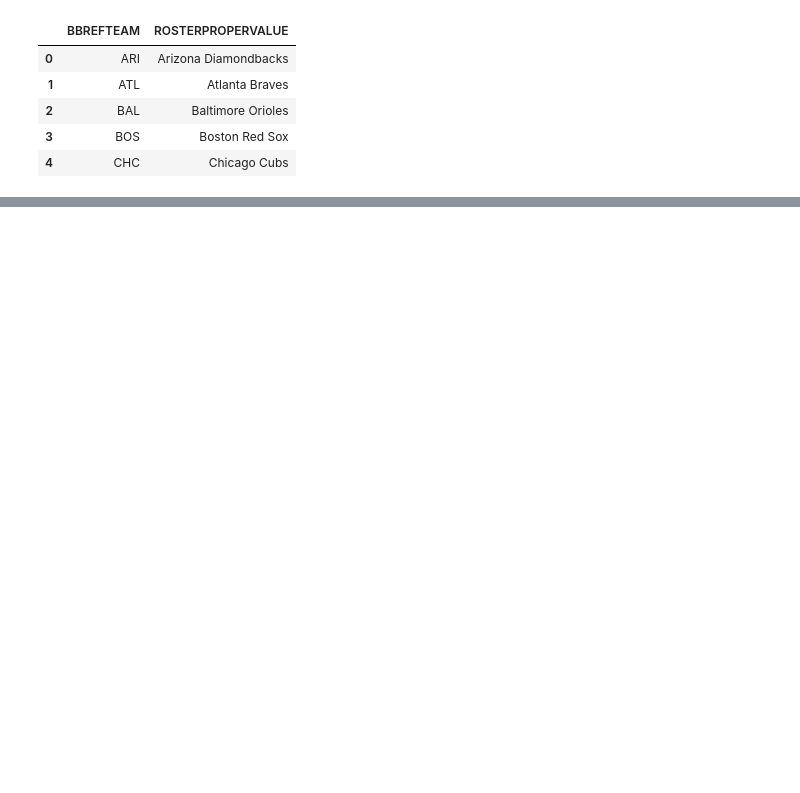
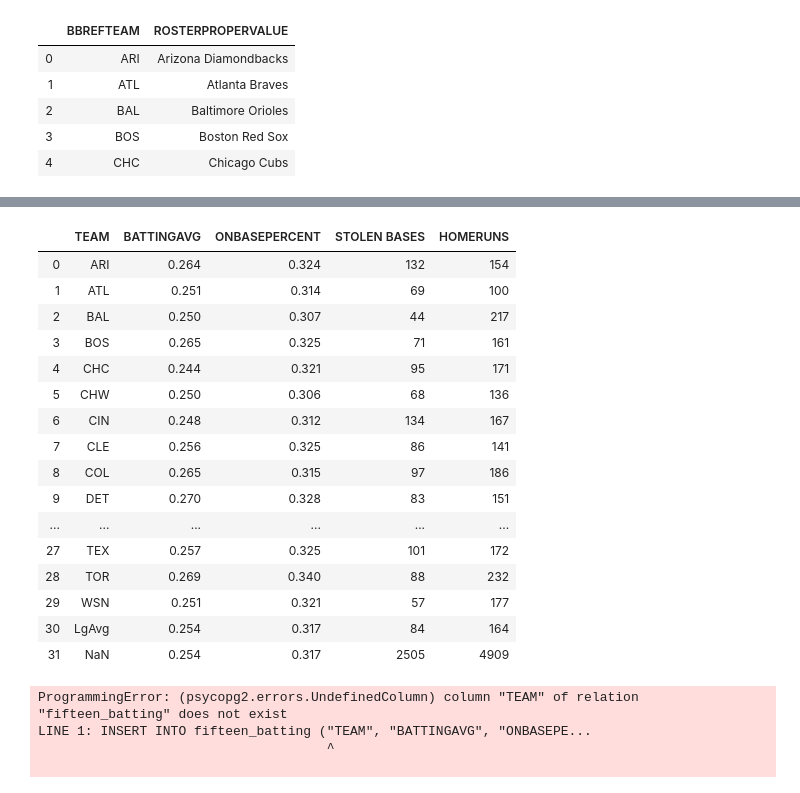
Before and after one commit to balhoffk/3Musketeers, a Jupyter notebook: BaseballData.ipynb, the cells around one changed output, grey strips where cells are left out. Cells and saved outputs as stored; diff of their text form; code cells hidden in the pictures; blank space fills up the shorter version.

```diff
--- a/BaseballData.ipynb
+++ b/BaseballData.ipynb
@@ -38,0 +49,24 @@ BBREF_df.head()
+# %%
+batting_file = "2015batting.csv"
+batting_df = pd.read_csv(batting_file)
+new_batting_df = batting_df[['Tm', 'BA', 'OBP', 'SB', 'HR']].copy()
+new_batting_df = new_batting_df.rename(columns = {'Tm':'TEAM', 'BA':'BATTINGAVG','OBP':'ONBASEPERCENT', 'SB':'STOLEN BASES', 'HR': 'HOMERUNS'})
+new_batting_df
+# %% [output]
+|  | TEAM | BATTINGAVG | ONBASEPERCENT | STOLEN BASES | HOMERUNS |
+| 0 | ARI | 0.264 | 0.324 | 132 | 154 |
+| 1 | ATL | 0.251 | 0.314 | 69 | 100 |
+| 2 | BAL | 0.250 | 0.307 | 44 | 217 |
+| 3 | BOS | 0.265 | 0.325 | 71 | 161 |
+| 4 | CHC | 0.244 | 0.321 | 95 | 171 |
+| 5 | CHW | 0.250 | 0.306 | 68 | 136 |
+| 6 | CIN | 0.248 | 0.312 | 134 | 167 |
+| 7 | CLE | 0.256 | 0.325 | 86 | 141 |
+| 8 | COL | 0.265 | 0.315 | 97 | 186 |
+| 9 | DET | 0.270 | 0.328 | 83 | 151 |
+| ... | ... | ... | ... | ... | ... |
+| 27 | TEX | 0.257 | 0.325 | 101 | 172 |
+| 28 | TOR | 0.269 | 0.340 | 88 | 232 |
+| 29 | WSN | 0.251 | 0.321 | 57 | 177 |
+| 30 | LgAvg | 0.254 | 0.317 | 84 | 164 |
+| 31 | NaN | 0.254 | 0.317 | 2505 | 4909 |
@@ -38,0 +77,7 @@ BBREF_df.head()
+# %%
+new_batting_df.to_sql(name='fifteen_batting', con=engine, if_exists='append', index=False)
+# %% [output]
+ProgrammingError: (psycopg2.errors.UndefinedColumn) column "TEAM" of relation "fifteen_batting" does not exist
+LINE 1: INSERT INTO fifteen_batting ("TEAM", "BATTINGAVG", "ONBASEPE...
+                                     ^
+
```
Also changed, not shown: parts of 4 cells of this notebook.
